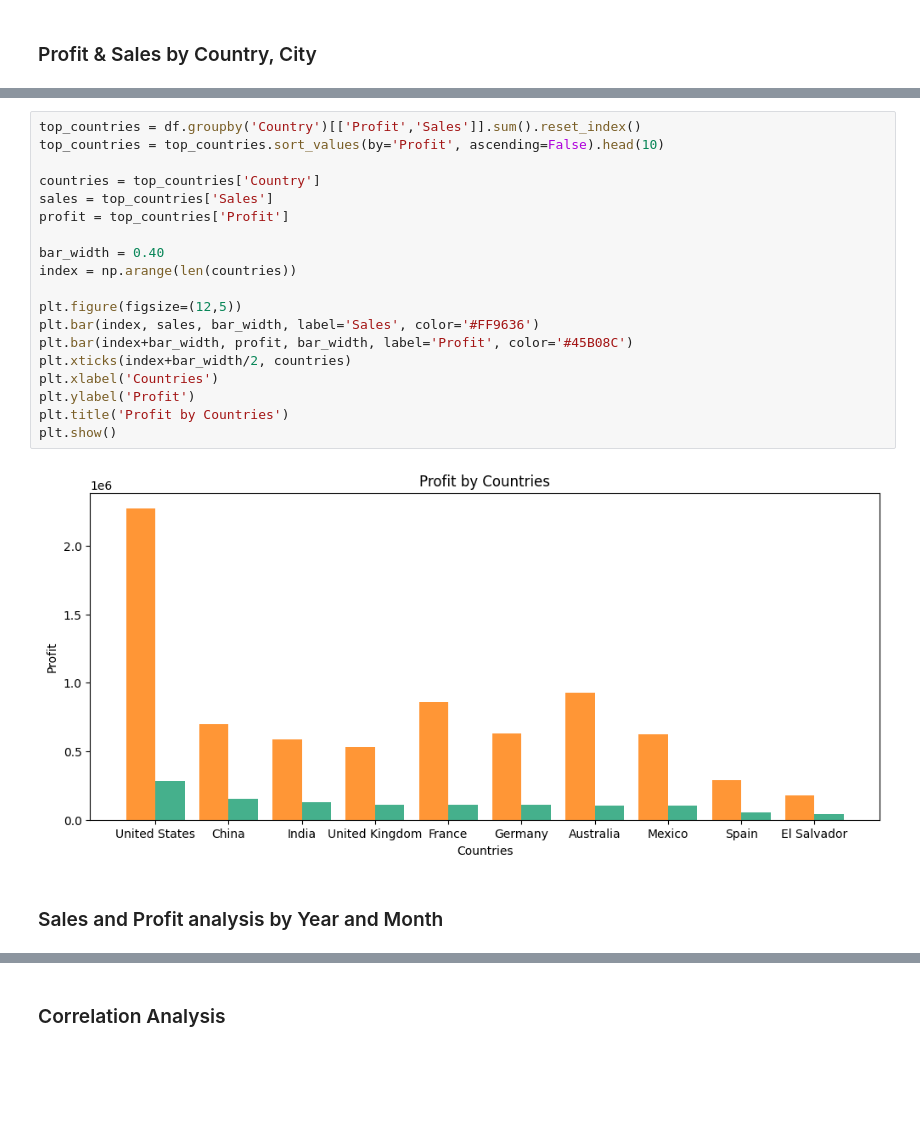
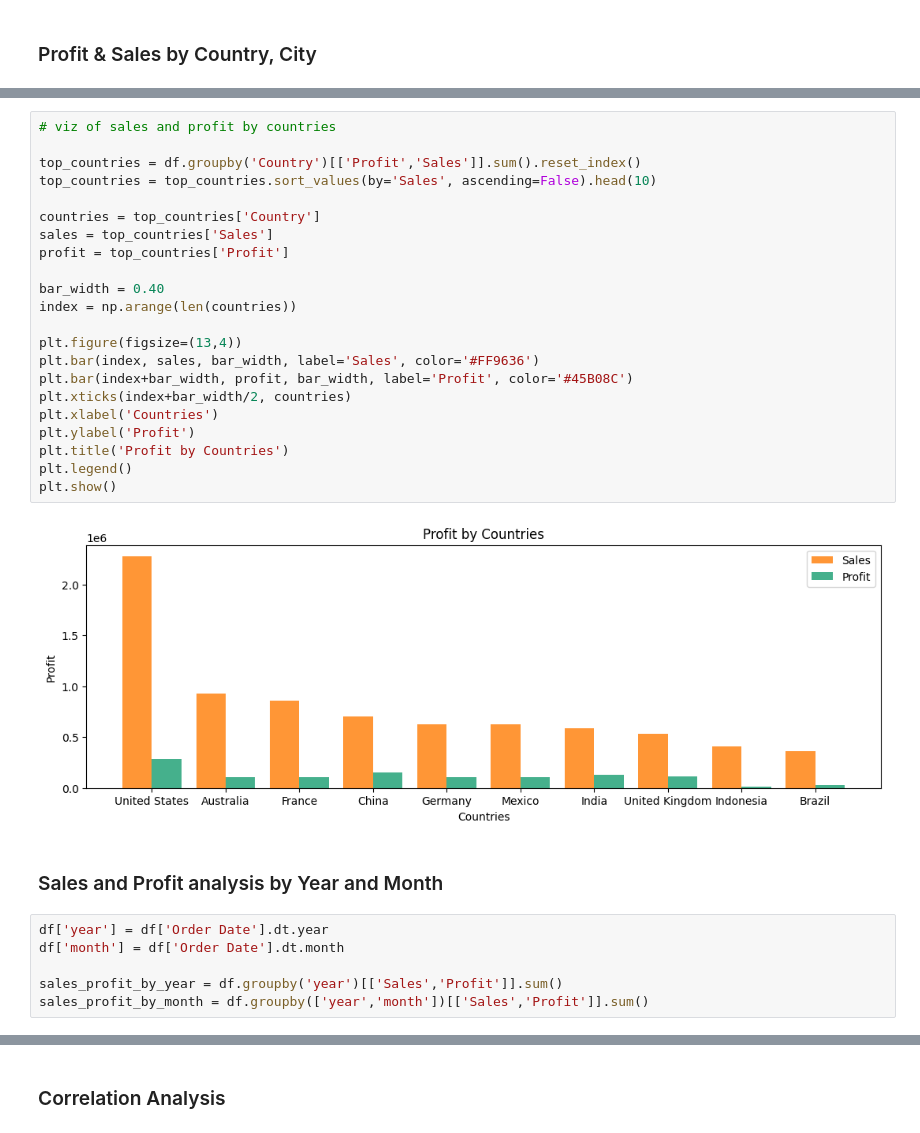
Before and after one commit to ShakilM26/Global-Superstore-EDA, a Jupyter notebook: End to End Data Analysis.ipynb, the cells around one changed output, grey strips where cells are left out. Cells and saved outputs as stored; diff of their text form; blank space fills up the shorter version.

```diff
--- a/End to End Data Analysis.ipynb
+++ b/End to End Data Analysis.ipynb
@@ -320,23 +389,32 @@ sales_profit.sort_values(by='Profit', ascending=False)
 # %%
+# viz of sales and profit by countries
+
 top_countries = df.groupby('Country')[['Profit','Sales']].sum().reset_index()
-top_countries = top_countries.sort_values(by='Profit', ascending=False).head(10)
+top_countries = top_countries.sort_values(by='Sales', ascending=False).head(10)
 
 countries = top_countries['Country']
 sales = top_countries['Sales']
 profit = top_countries['Profit']
 
 bar_width = 0.40
 index = np.arange(len(countries))
 
-plt.figure(figsize=(12,5))
+plt.figure(figsize=(13,4))
 plt.bar(index, sales, bar_width, label='Sales', color='#FF9636')
 plt.bar(index+bar_width, profit, bar_width, label='Profit', color='#45B08C')
 plt.xticks(index+bar_width/2, countries)
 plt.xlabel('Countries')
 plt.ylabel('Profit')
 plt.title('Profit by Countries')
+plt.legend()
 plt.show()
 # %% [output]
-[figure, old version]
+[figure, new version]
 # %% [markdown]
 ### Sales and Profit analysis by Year and Month
+# %%
+df['year'] = df['Order Date'].dt.year
+df['month'] = df['Order Date'].dt.month
+
+sales_profit_by_year = df.groupby('year')[['Sales','Profit']].sum()
+sales_profit_by_month = df.groupby(['year','month'])[['Sales','Profit']].sum()
```
Also changed, not shown: parts of 19 cells of this notebook.
